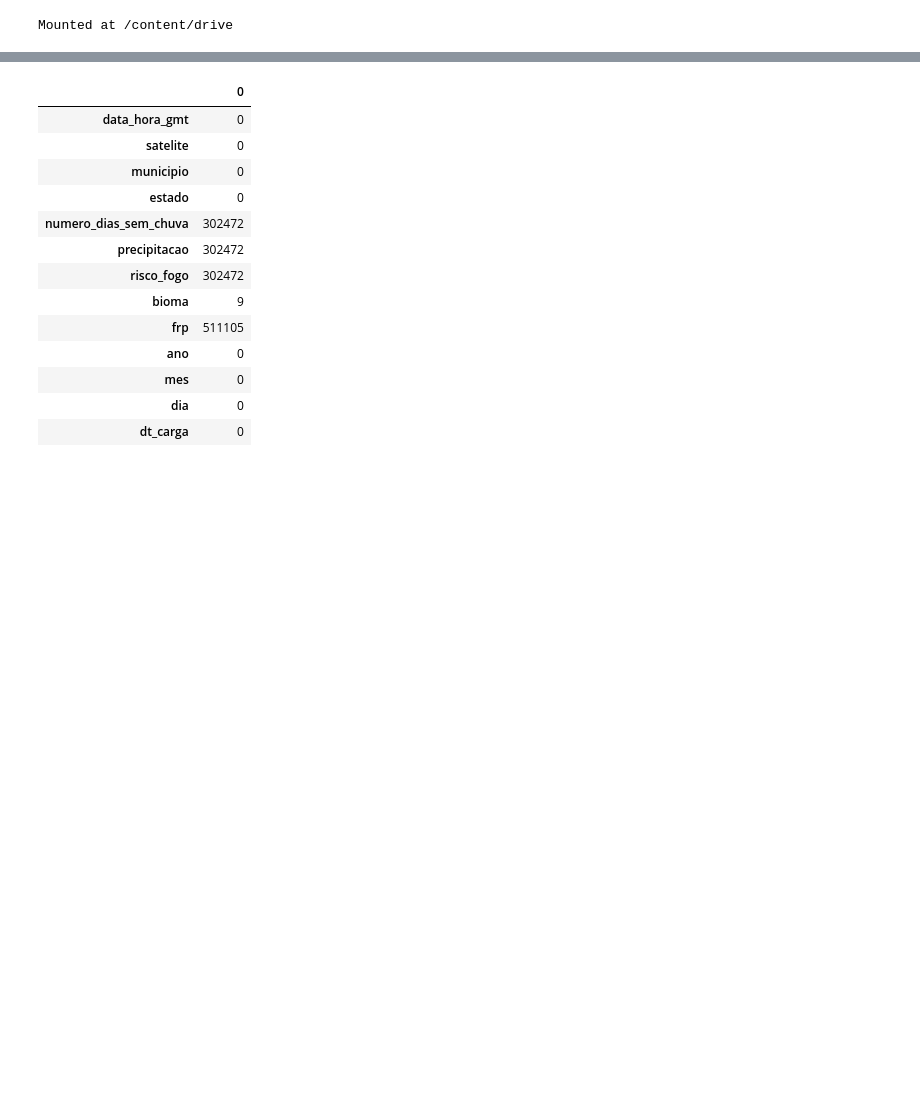
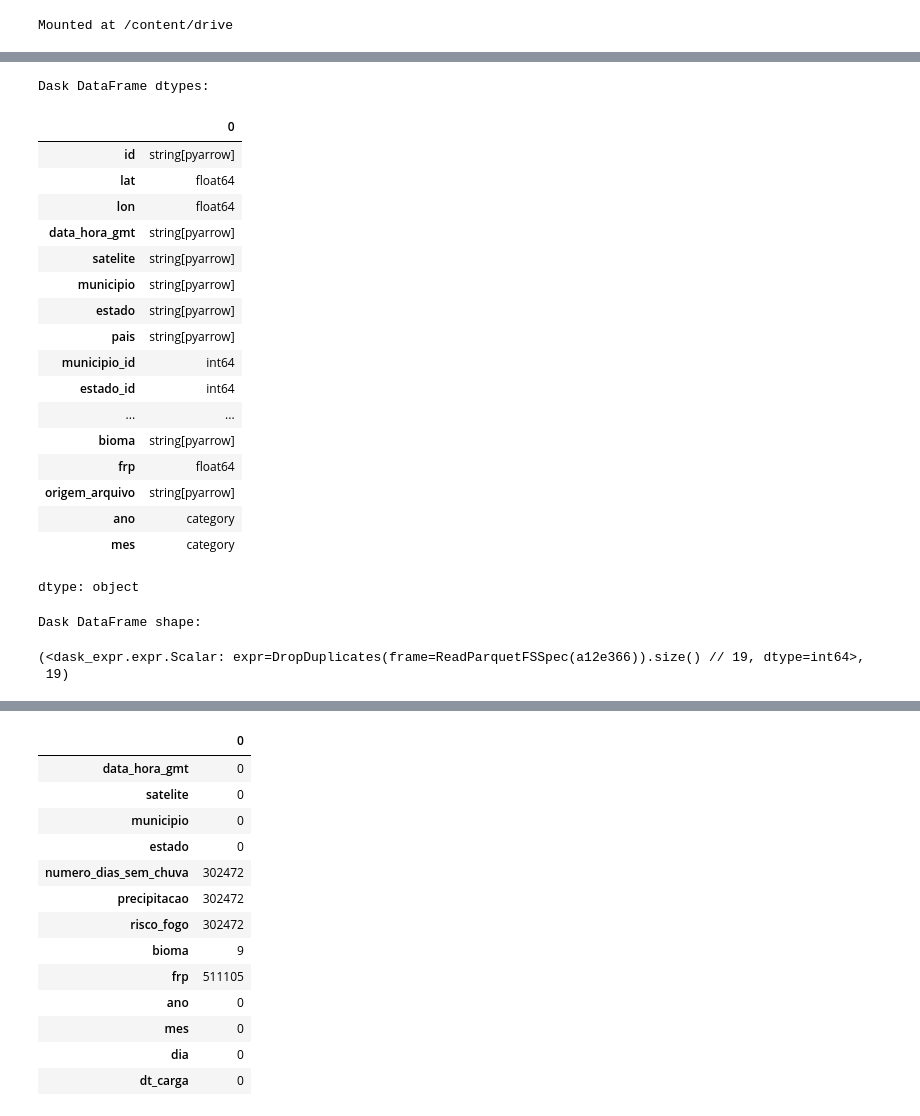
Before and after one commit to Rob-A-B/wildfire-hotspots, a Jupyter notebook: queimadas.ipynb, the cells around one changed output, grey strips where cells are left out. Cells and saved outputs as stored; diff of their text form; code cells hidden in the pictures; blank space fills up the shorter version.

```diff
--- a/queimadas.ipynb
+++ b/queimadas.ipynb
@@ -138,3 +169,26 @@ bronze_df.head()
 # %%
-bronze_df.info()
+bronze_ddf.info()
+# %% [output]
+Dask DataFrame dtypes:
+|  | 0 |
+| id | string[pyarrow] |
+| lat | float64 |
+| lon | float64 |
+| data_hora_gmt | string[pyarrow] |
+| satelite | string[pyarrow] |
+| municipio | string[pyarrow] |
+| estado | string[pyarrow] |
+| pais | string[pyarrow] |
+| municipio_id | int64 |
+| estado_id | int64 |
+| ... | ... |
+| bioma | string[pyarrow] |
+| frp | float64 |
+| origem_arquivo | string[pyarrow] |
+| ano | category |
+| mes | category |
+dtype: object
+Dask DataFrame shape:
+(<dask_expr.expr.Scalar: expr=DropDuplicates(frame=ReadParquetFSSpec(a12e366)).size() // 19, dtype=int64>,
+ 19)
 # %%
```
Also changed, not shown: parts of 14 cells of this notebook.
